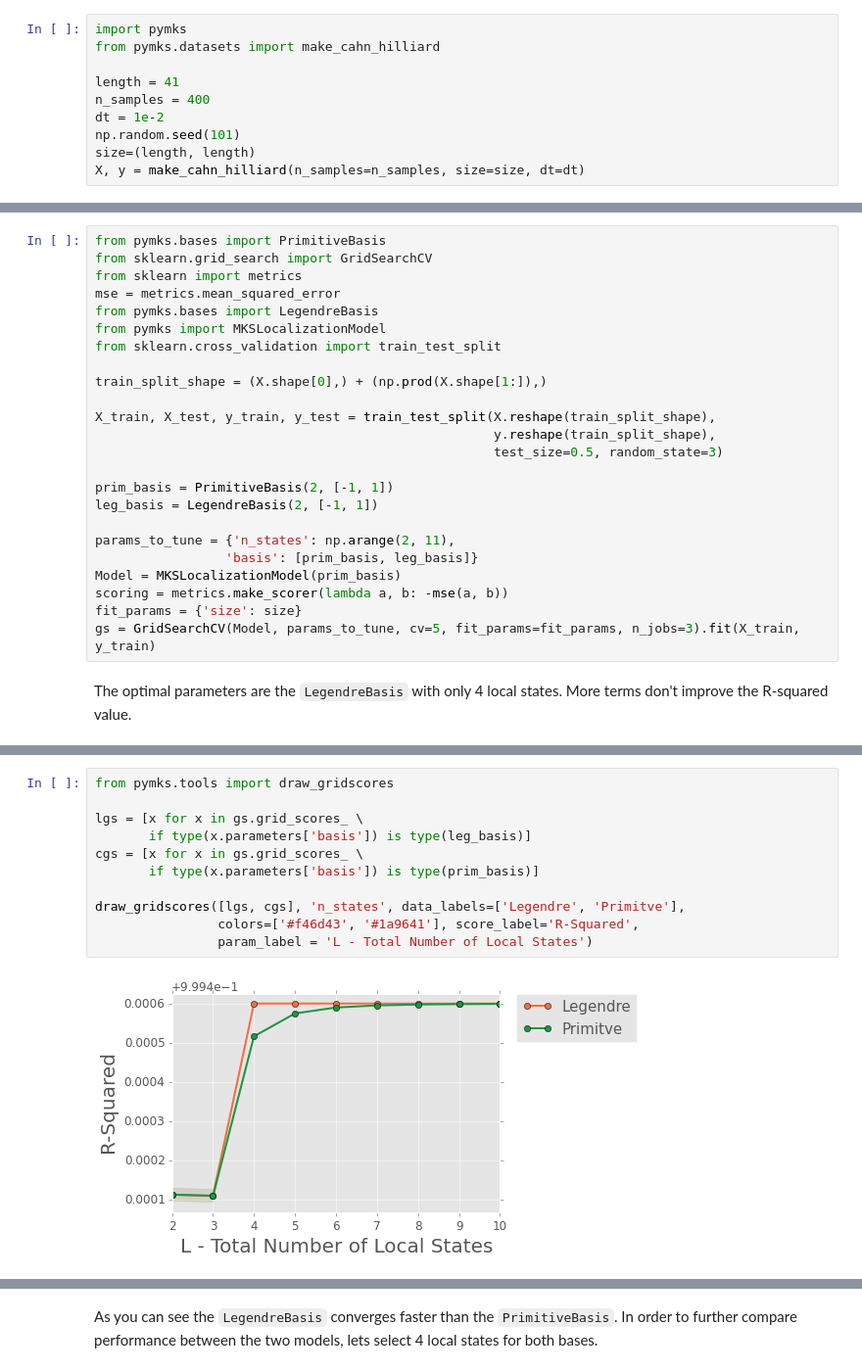
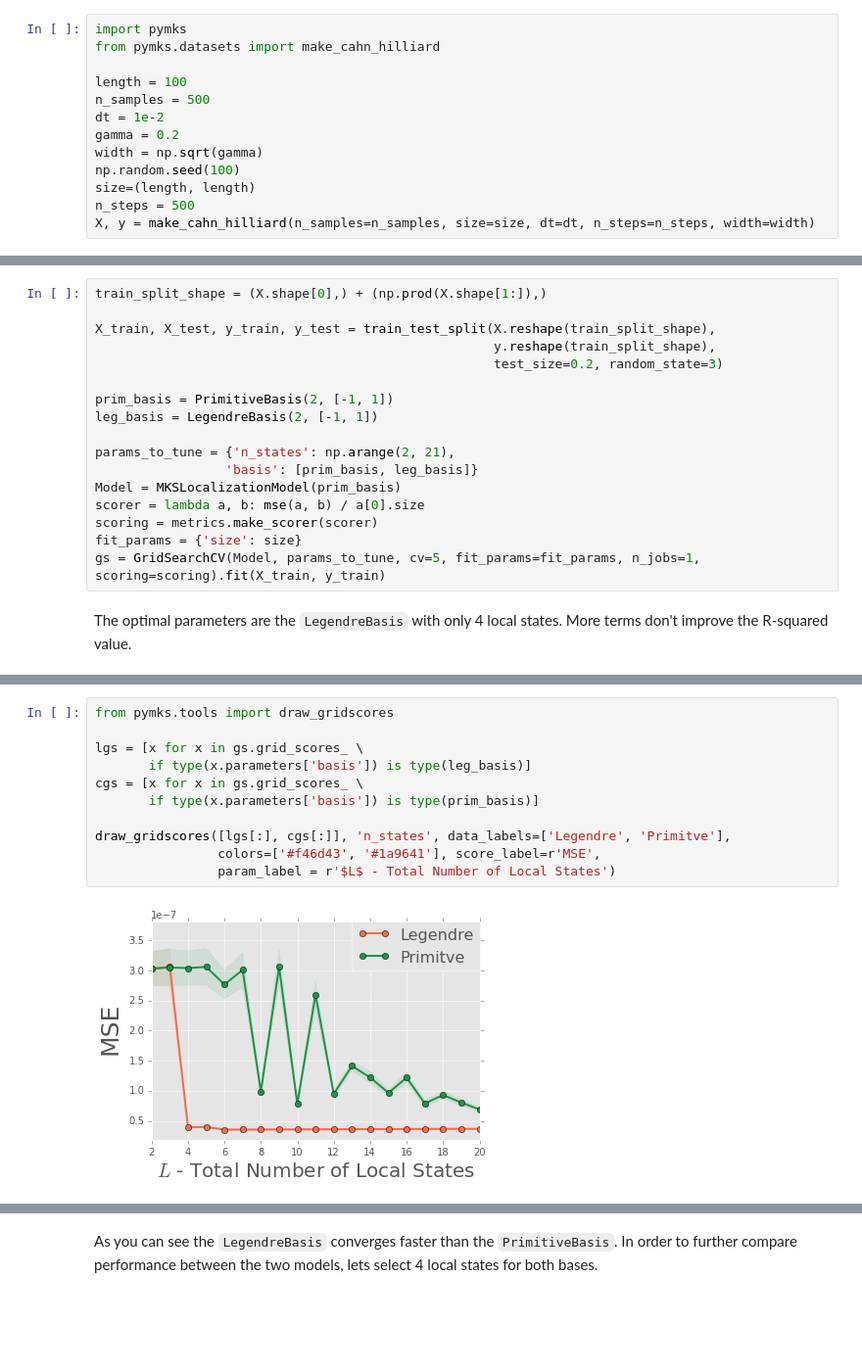
Before and after one commit to davidbrough1/pymks, a Jupyter notebook: notebooks/cahn_hilliard_Legendre.ipynb, the cells around one changed output, grey strips where cells are left out. Shown at 98% size. Saved outputs shown, nothing was run; the diff lists cells and outputs as text; blank space fills up the shorter version.

```diff
--- a/notebooks/cahn_hilliard_Legendre.ipynb
+++ b/notebooks/cahn_hilliard_Legendre.ipynb
@@ -37,12 +37,15 @@ The function `make_cahnHilliard` from `pymks.datasets` provides a nice interface
 import pymks
 from pymks.datasets import make_cahn_hilliard
 
-length = 41
-n_samples = 400
+length = 100
+n_samples = 500
 dt = 1e-2
-np.random.seed(101)
+gamma = 0.2
+width = np.sqrt(gamma)
+np.random.seed(100)
 size=(length, length)
-X, y = make_cahn_hilliard(n_samples=n_samples, size=size, dt=dt)
+n_steps = 500
+X, y = make_cahn_hilliard(n_samples=n_samples, size=size, dt=dt, n_steps=n_steps, width=width)
 # %% [markdown]
 The function `make_cahnHilliard` has generated `n_samples` number of random microstructures, `X`, and returned the same microstructures after they have evolved for one time step given by `y`. Let's take a look at one of them.
 # %%
@@ -64,27 +76,20 @@ The `(X, y)` sample data is split into training and test data. The code then opt
 # %%
-from pymks.bases import PrimitiveBasis
-from sklearn.grid_search import GridSearchCV
-from sklearn import metrics
-mse = metrics.mean_squared_error
-from pymks.bases import LegendreBasis
-from pymks import MKSLocalizationModel
-from sklearn.cross_validation import train_test_split
-
 train_split_shape = (X.shape[0],) + (np.prod(X.shape[1:]),)
 
 X_train, X_test, y_train, y_test = train_test_split(X.reshape(train_split_shape),
                                                     y.reshape(train_split_shape),
-                                                    test_size=0.5, random_state=3)
+                                                    test_size=0.2, random_state=3)
 
 prim_basis = PrimitiveBasis(2, [-1, 1])
 leg_basis = LegendreBasis(2, [-1, 1])
 
-params_to_tune = {'n_states': np.arange(2, 11),
+params_to_tune = {'n_states': np.arange(2, 21),
                  'basis': [prim_basis, leg_basis]}
 Model = MKSLocalizationModel(prim_basis)
-scoring = metrics.make_scorer(lambda a, b: -mse(a, b))
+scorer = lambda a, b: mse(a, b) / a[0].size
+scoring = metrics.make_scorer(scorer)
 fit_params = {'size': size}
-gs = GridSearchCV(Model, params_to_tune, cv=5, fit_params=fit_params, n_jobs=3).fit(X_train, y_train)
+gs = GridSearchCV(Model, params_to_tune, cv=5, fit_params=fit_params, n_jobs=1, scoring=scoring).fit(X_train, y_train)
 # %% [markdown]
 The optimal parameters are the `LegendreBasis` with only 4 local states. More terms don't improve the R-squared value.
 # %%
@@ -97,13 +102,13 @@ MKSLocalizationModel(basis=<pymks.bases.legendre.LegendreBasis object at 0x...>,
 # %%
 from pymks.tools import draw_gridscores
 
 lgs = [x for x in gs.grid_scores_ \
        if type(x.parameters['basis']) is type(leg_basis)]
 cgs = [x for x in gs.grid_scores_ \
        if type(x.parameters['basis']) is type(prim_basis)]
 
-draw_gridscores([lgs, cgs], 'n_states', data_labels=['Legendre', 'Primitve'],
-                colors=['#f46d43', '#1a9641'], score_label='R-Squared',
-                param_label = 'L - Total Number of Local States')
+draw_gridscores([lgs[:], cgs[:]], 'n_states', data_labels=['Legendre', 'Primitve'],
+                colors=['#f46d43', '#1a9641'], score_label=r'MSE',
+                param_label = r'$L$ - Total Number of Local States')
 # %% [output]
-[figure, old version]
+[figure, new version]
```
Also changed, not shown: parts of 30 cells of this notebook.
